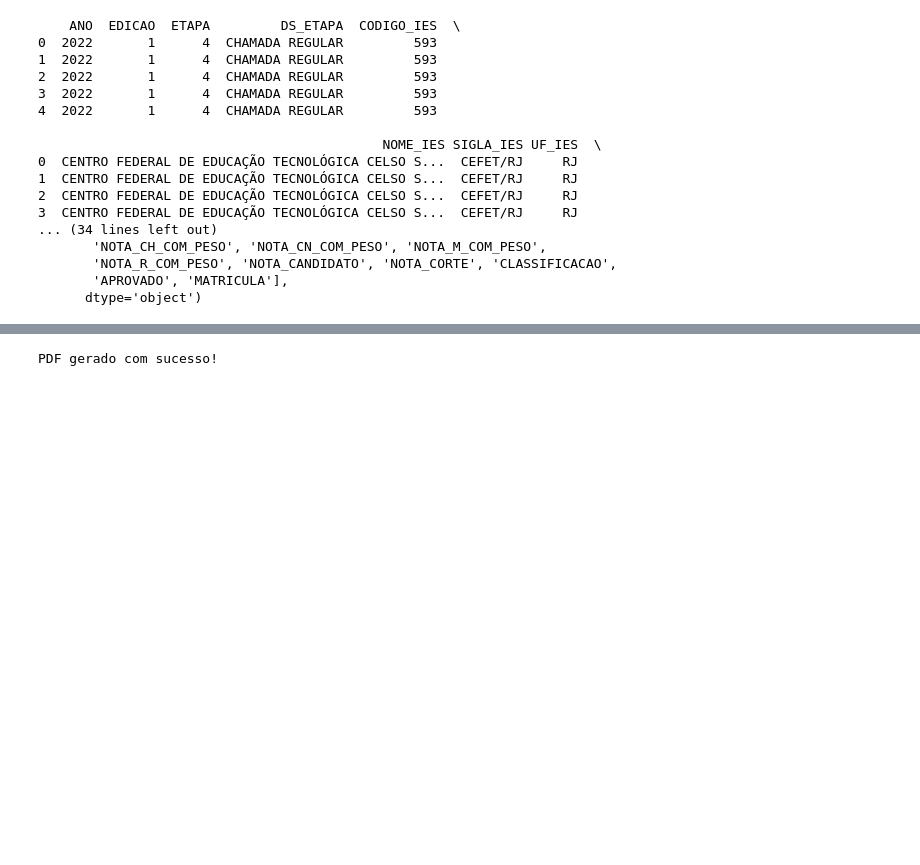
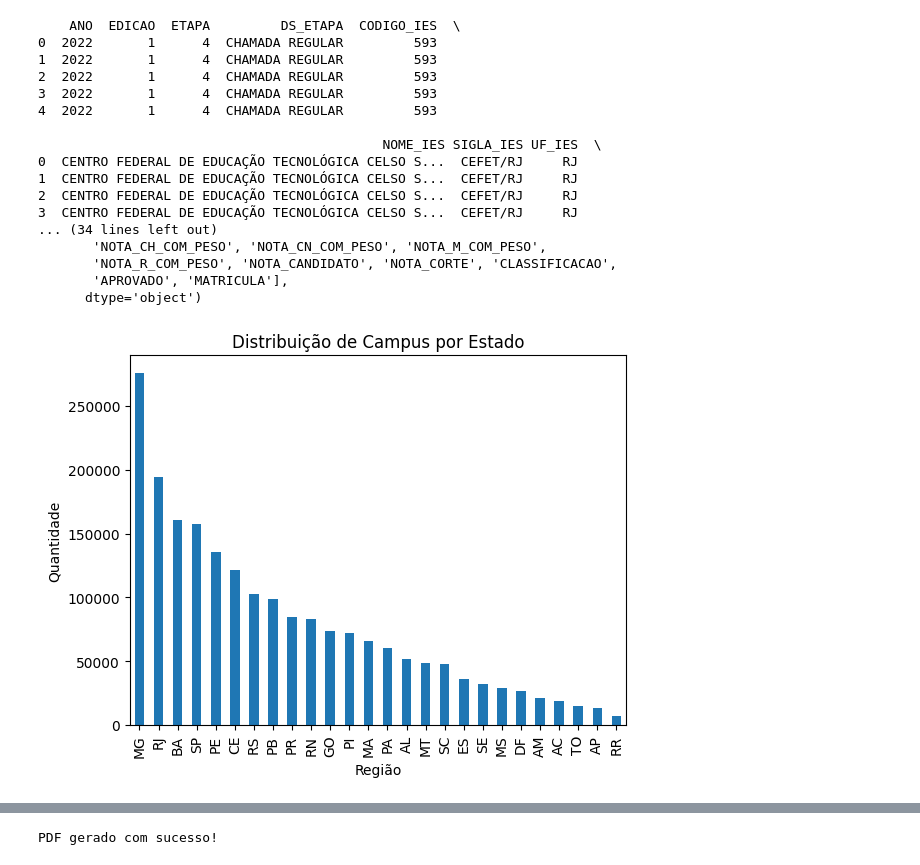
Before and after one commit to gabrielarebeca/AnaliseMEC, a Jupyter notebook: import.ipynb, the cells around one changed output, grey strips where cells are left out. Cells and saved outputs as stored; diff of their text form; code cells hidden in the pictures; blank space fills up the shorter version.

```diff
--- a/import.ipynb
+++ b/import.ipynb
@@ -32,11 +37,17 @@ print(df.columns)
        'APROVADO', 'MATRICULA'],
       dtype='object')
 # %%
-campus_por_estado = df['UF_CAMPUS'].value_counts()
+#TRANSFORMA O CAMPO 'UF_CAMPUS' em 'campus_por_estado'
+campus_por_estado = df['UF_CAMPUS'].value_counts() #sem limitar a quantidade de estados
 
+#CRIA A IMAGEM DO GRÁFICO
 campus_por_estado_plot = 'campus_por_estado.png'
 campus_por_estado.plot(kind='bar')
-plt.xlabel('UF_CAMPUS')
-plt.title('Distribuição de Campus por Estado')
-plt.savefig(campus_por_estado_plot)
+plt.xlabel('Região') #define o que aparece no eixo x
+plt.ylabel('Quantidade') #define o que aparece no eixo y
+plt.title('Distribuição de Campus por Estado') #define o titulo
+plt.savefig(campus_por_estado_plot) #salva em imagem
+plt.show() #mostra o gráfico gerado
 plt.close()
+# %% [output]
+[figure, added]
```
Also changed, not shown: parts of 18 cells of this notebook, 4 other files.
